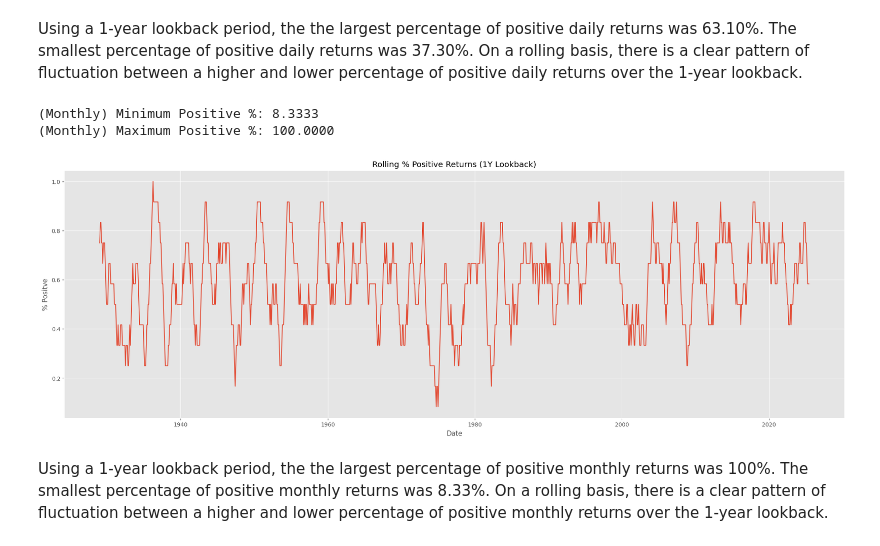
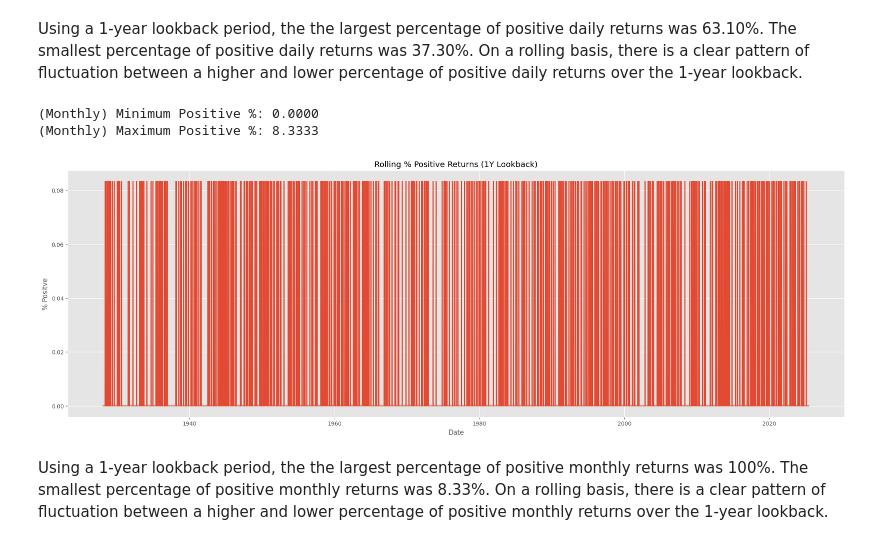
Before and after one commit to tzabcoder/QuantitativeFinance, a Jupyter notebook: General/return_behavior.ipynb, the cells around one changed output. Cells and saved outputs as stored; diff of their text form; code cells hidden in the pictures.

```diff
--- a/General/return_behavior.ipynb
+++ b/General/return_behavior.ipynb
@@ -23,15 +23,9 @@ plt.style.use('ggplot')
 data = yf.download('^GSPC', period='max', interval='1d', auto_adjust=True)['Close']
 
 # Calculate the returns
-daily_returns = data['^GSPC'].pct_change().dropna()
-monthly_returns = data['^GSPC'].resample('ME').last().pct_change().dropna() # Month end
-yearly_returns = data['^GSPC'].resample('YE').last().pct_change().dropna()  # Year end
-
-returns = {
-    'Daily' : daily_returns,
-    'Monthly' : monthly_returns,
-    'Yearly' : yearly_returns
-}
+data['Daily'] = data['^GSPC'].pct_change()
+data['Monthly'] = data['^GSPC'].resample('ME').last().pct_change()
+data['Yearly'] = data['^GSPC'].resample('YE').last().pct_change()
 # %% [output]
 [*********************100%***********************]  1 of 1 completed
 # %% [markdown]
@@ -115,27 +237,27 @@ Using a 1-year lookback period, the the largest percentage of positive daily ret
 # %%
 # Calculate the percentage of positive monthly returns over a 1-year lookback period
 # NOTE: This is on a rolling basis
 
 MONTHLY_LOOKBACK = 12
 
 # Identify positive (1) and negative (0) returns
-positive = (returns['Monthly'] > 0).astype(int)
+positive = (data['Monthly'] > 0).astype(int)
 monthly_pct_positive = positive.rolling(window=MONTHLY_LOOKBACK).mean()
 monthly_pct_positive.dropna(inplace=True)
 
 print(f"(Monthly) Minimum Positive %: {min(monthly_pct_positive)*100:.4f}")
 print(f"(Monthly) Maximum Positive %: {max(monthly_pct_positive)*100:.4f}")
 
 plt.figure(figsize=(25, 8))
 plt.plot(monthly_pct_positive)
 plt.title('Rolling % Positive Returns (1Y Lookback)')
 plt.xlabel('Date')
 plt.ylabel('% Positve')
 plt.show()
 # %% [output]
-(Monthly) Minimum Positive %: 8.3333
-(Monthly) Maximum Positive %: 100.0000
+(Monthly) Minimum Positive %: 0.0000
+(Monthly) Maximum Positive %: 8.3333
-[figure, old version]
+[figure, new version]
 # %% [markdown]
 Using a 1-year lookback period, the the largest percentage of positive monthly returns was 100%. The smallest percentage of positive monthly returns was 8.33%. On a rolling basis, there is a clear pattern of fluctuation between a higher and lower percentage of positive monthly returns over the 1-year lookback.
 # %% [markdown]
```
Also changed, not shown: parts of 7 cells of this notebook.
